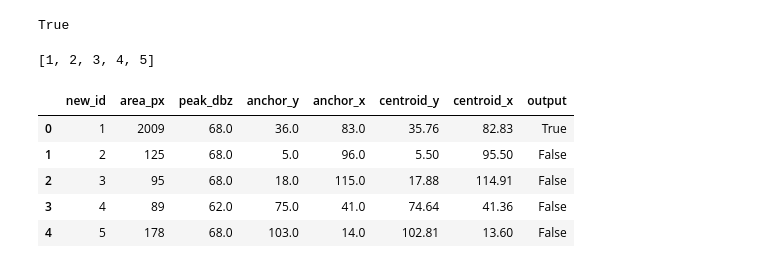
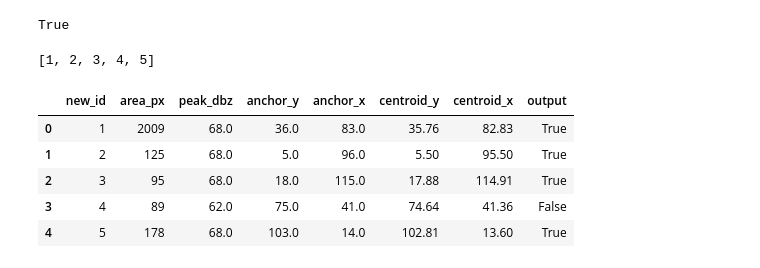
Before and after one commit to ShayneTan03/weather_app, a Jupyter notebook: backend/storm_object_detector/dev.ipynb, the cells around one changed output. Drawn from its saved outputs; the diff is of its cells as text; code cells hidden in the pictures.

Commit message:
bug fixes to storm object detector module, working on full pipeline to convert radar image into list of identified storms

```diff
--- a/backend/storm_object_detector/dev.ipynb
+++ b/backend/storm_object_detector/dev.ipynb
@@ -140,3 +127,0 @@ def basemap_to_radar(X, Y):
-# %%
-all_station_data["coord"] = all_station_data["coord_basemap"].apply(lambda xy: basemap_to_radar(xy[0], xy[1]))
-all_station_data.head(2)
@@ -257,13 +238,13 @@ def metric_threshold_calc(
 
         # if single station
         if input_df.shape[0] == 1:
-                if input_df['wind_speed_knots'] >= wind_speed_threshold:
+                if input_df['wind_speed_knots'].iloc[0] >= wind_speed_threshold:
                         threshold_flags[0] = True
-                if input_df['rainfall_mm'] >= rainfall_threshold:
+                if input_df['rainfall_mm'].iloc[0] >= rainfall_threshold:
                         threshold_flags[1] = True
-                if input_df['temperature_c'] >= temperature_threshold:
+                if input_df['temperature_c'].iloc[0] <= temperature_threshold:
                         threshold_flags[2] = True
-                if input_df['humidity_pct'] >= humidty_threshold:
+                if input_df['humidity_pct'].iloc[0] >= humidty_threshold:
                         threshold_flags[3] = True
 
 
@@ -320,8 +301,9 @@ def storm_object_checker(
         if nearby_stations.shape[0] == 0:
                 # find centriod point first
                 xs, ys = zip(*curr_storm["coord"])
-                anchor_y = round(float(ys.mean()),0)
-                anchor_x = round(float(xs.mean()),0)
+
+                anchor_y = round(float(np.mean(ys)),0)
+                anchor_x = round(float(np.mean(xs)),0)
                 weather_data_df['distance_to_station'] = weather_data_df['coord'].apply(lambda x: x_y_distance(x,anchor_x,anchor_y))
                 weather_data_df.sort_values(by='distance_to_station',ascending=True,inplace=True,na_position='last')
                 # call and return nearest station
@@ -361,12 +359,12 @@ test
 # %%
 test = possible_storm_df
 # %%
-test['output'] = test['new_id'].apply(lambda x: storm_object_checker(x,possible_storm_grid,dummy_data,5,1,25,90))
+test['output'] = test['new_id'].apply(lambda x: storm_object_checker(x,possible_storm_grid,dummy_data,1,0.2,25,90))
 test
 # %% [output]
 |  | new_id | area_px | peak_dbz | anchor_y | anchor_x | centroid_y | centroid_x | output |
 | 0 | 1 | 2009 | 68.0 | 36.0 | 83.0 | 35.76 | 82.83 | True |
-| 1 | 2 | 125 | 68.0 | 5.0 | 96.0 | 5.50 | 95.50 | False |
-| 2 | 3 | 95 | 68.0 | 18.0 | 115.0 | 17.88 | 114.91 | False |
+| 1 | 2 | 125 | 68.0 | 5.0 | 96.0 | 5.50 | 95.50 | True |
+| 2 | 3 | 95 | 68.0 | 18.0 | 115.0 | 17.88 | 114.91 | True |
 | 3 | 4 | 89 | 62.0 | 75.0 | 41.0 | 74.64 | 41.36 | False |
-| 4 | 5 | 178 | 68.0 | 103.0 | 14.0 | 102.81 | 13.60 | False |
+| 4 | 5 | 178 | 68.0 | 103.0 | 14.0 | 102.81 | 13.60 | True |
```
Also changed, not shown: parts of 12 cells of this notebook, 1 other file.
